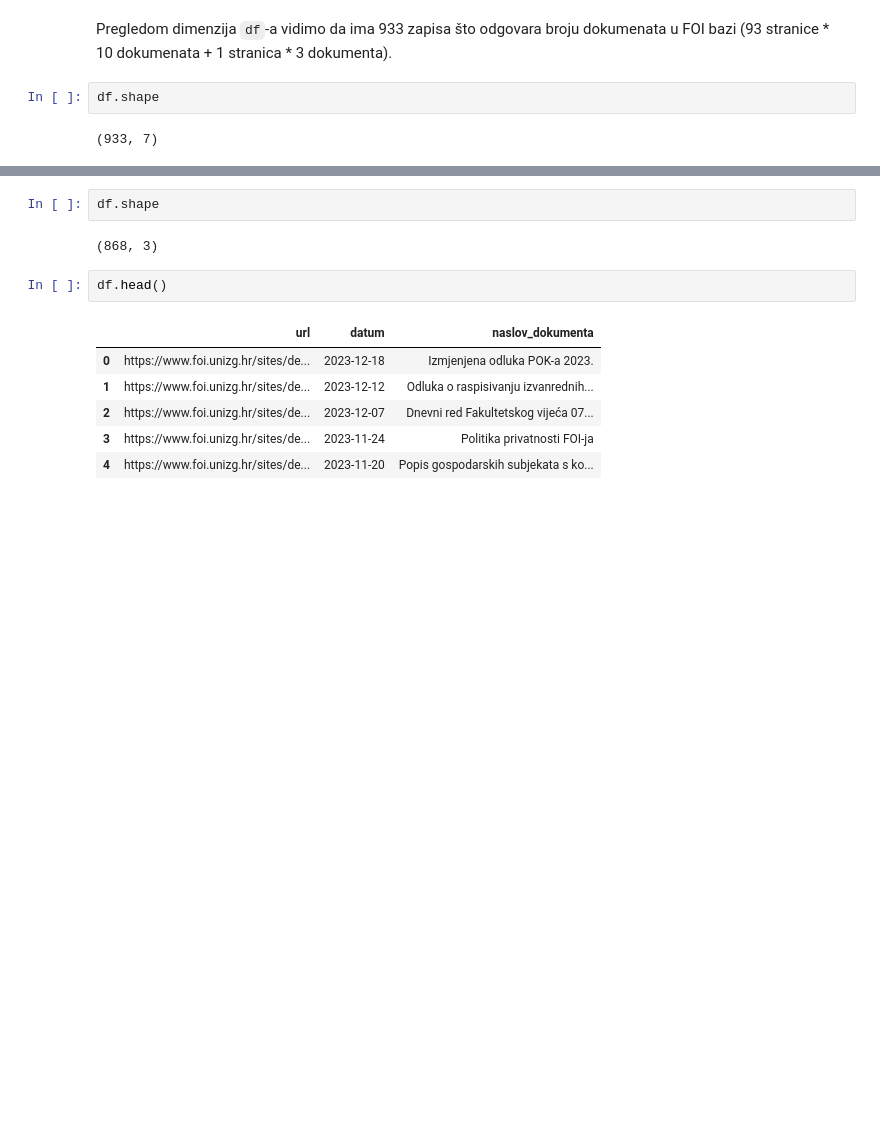
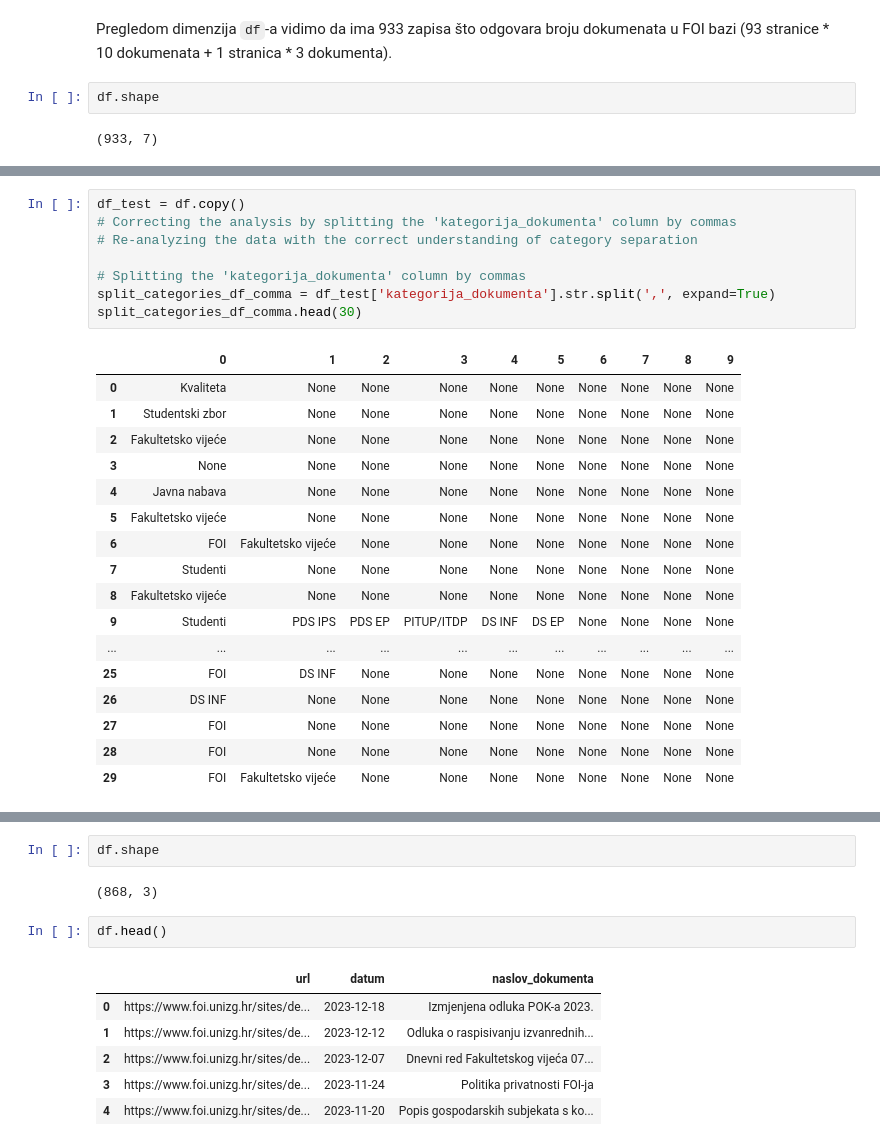
Before and after one commit to dsabljic/PAP-FOI-docs, a Jupyter notebook: Main.ipynb, the cells around one changed output, grey strips where cells are left out. Drawn from its saved outputs; the diff is of its cells as text; blank space fills up the shorter version.

```diff
--- a/Main.ipynb
+++ b/Main.ipynb
@@ -586,0 +659,26 @@ df.shape
+# %%
+df_test = df.copy()
+# Correcting the analysis by splitting the 'kategorija_dokumenta' column by commas
+# Re-analyzing the data with the correct understanding of category separation
+
+# Splitting the 'kategorija_dokumenta' column by commas
+split_categories_df_comma = df_test['kategorija_dokumenta'].str.split(',', expand=True)
+split_categories_df_comma.head(30)
+# %% [output]
+|  | 0 | 1 | 2 | 3 | 4 | 5 | 6 | 7 | 8 | 9 |
+| 0 | Kvaliteta | None | None | None | None | None | None | None | None | None |
+| 1 | Studentski zbor | None | None | None | None | None | None | None | None | None |
+| 2 | Fakultetsko vijeće | None | None | None | None | None | None | None | None | None |
+| 3 | None | None | None | None | None | None | None | None | None | None |
+| 4 | Javna nabava | None | None | None | None | None | None | None | None | None |
+| 5 | Fakultetsko vijeće | None | None | None | None | None | None | None | None | None |
+| 6 | FOI | Fakultetsko vijeće | None | None | None | None | None | None | None | None |
+| 7 | Studenti | None | None | None | None | None | None | None | None | None |
+| 8 | Fakultetsko vijeće | None | None | None | None | None | None | None | None | None |
+| 9 | Studenti | PDS IPS | PDS EP | PITUP/ITDP | DS INF | DS EP | None | None | None | None |
+| ... | ... | ... | ... | ... | ... | ... | ... | ... | ... | ... |
+| 25 | FOI | DS INF | None | None | None | None | None | None | None | None |
+| 26 | DS INF | None | None | None | None | None | None | None | None | None |
+| 27 | FOI | None | None | None | None | None | None | None | None | None |
+| 28 | FOI | None | None | None | None | None | None | None | None | None |
+| 29 | FOI | Fakultetsko vijeće | None | None | None | None | None | None | None | None |
```
Also changed, not shown: parts of 26 cells of this notebook.
